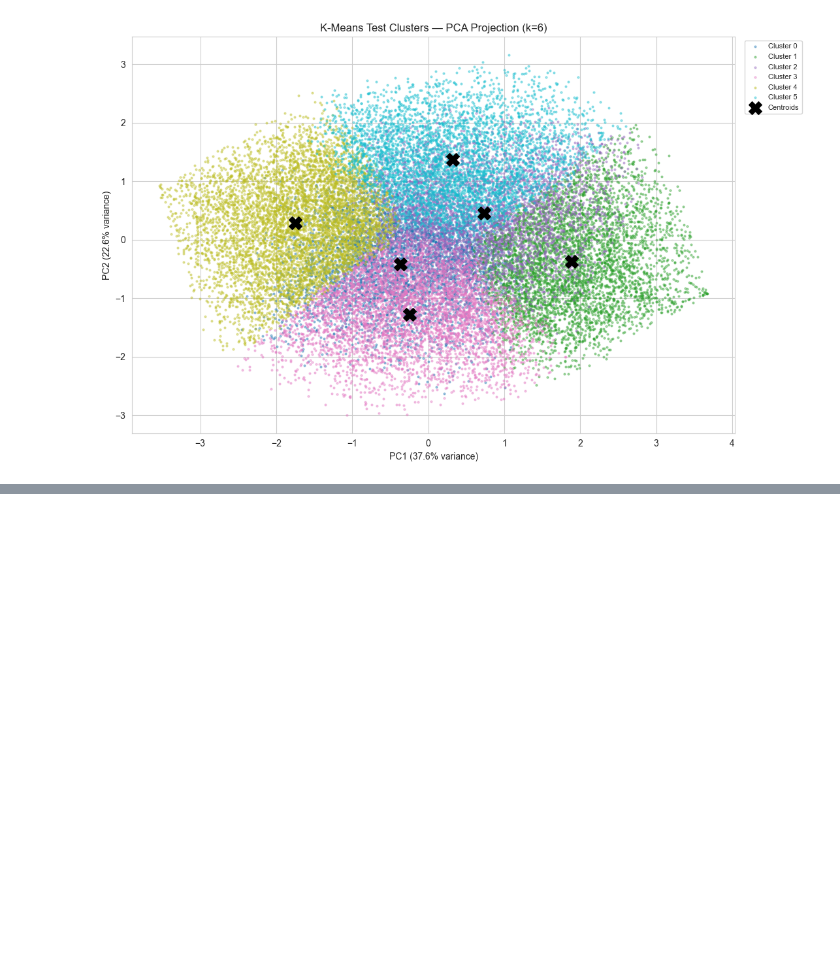
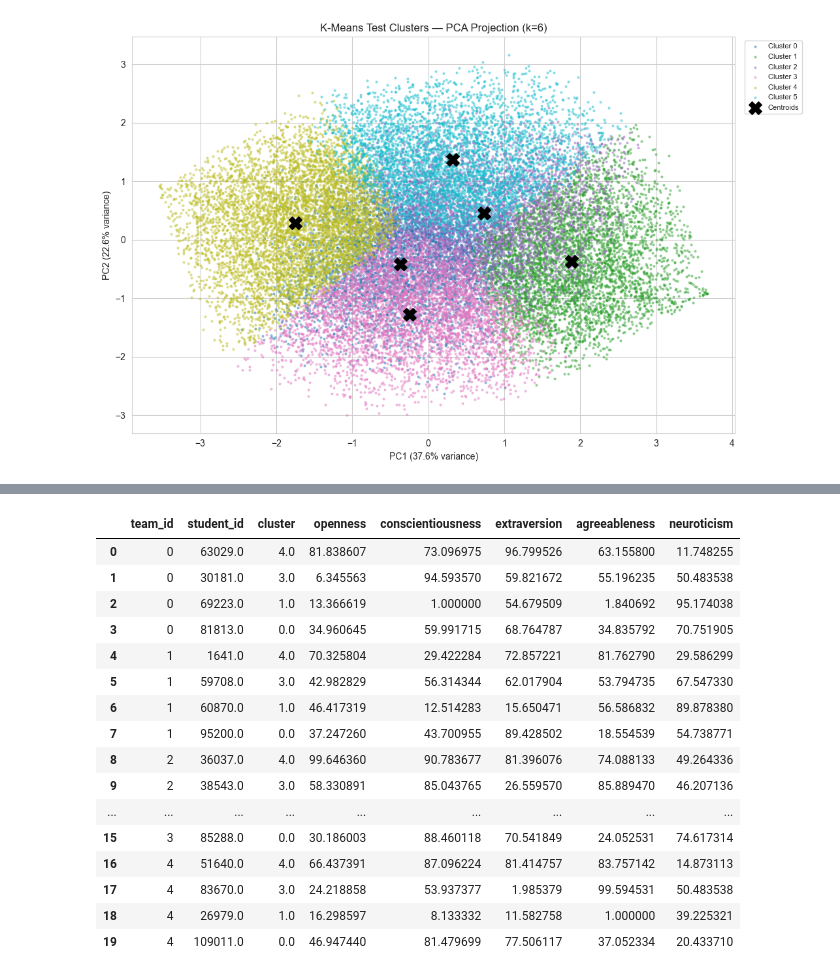
Before and after one commit to joyliu110/ECS-111-Final-Project, a Jupyter notebook: Training.ipynb, the cells around one changed output, grey strips where cells are left out. Cells and saved outputs as stored; diff of their text form; code cells hidden in the pictures; blank space fills up the shorter version.

```diff
--- a/Training.ipynb
+++ b/Training.ipynb
@@ -327,0 +344,10 @@ plt.show()
+# %%
+# Attach cluster labels to the original training data
+train_clusters = train_df.copy()
+train_clusters["cluster"] = km_labels
+
+# Add a student ID so we can track assignments
+train_clusters = train_clusters.reset_index(drop=True)
+train_clusters["student_id"] = train_clusters.index
+
+train_clusters.head()
@@ -327,0 +426,24 @@ plt.show()
+# %%
+# Check the first few teams
+
+cluster_teams[
+    ["team_id", "student_id", "cluster"] + ocean_cols
+    ].head(20)
+# %% [output]
+|  | team_id | student_id | cluster | openness | conscientiousness | extraversion | agreeableness | neuroticism |
+| 0 | 0 | 63029.0 | 4.0 | 81.838607 | 73.096975 | 96.799526 | 63.155800 | 11.748255 |
+| 1 | 0 | 30181.0 | 3.0 | 6.345563 | 94.593570 | 59.821672 | 55.196235 | 50.483538 |
+| 2 | 0 | 69223.0 | 1.0 | 13.366619 | 1.000000 | 54.679509 | 1.840692 | 95.174038 |
+| 3 | 0 | 81813.0 | 0.0 | 34.960645 | 59.991715 | 68.764787 | 34.835792 | 70.751905 |
+| 4 | 1 | 1641.0 | 4.0 | 70.325804 | 29.422284 | 72.857221 | 81.762790 | 29.586299 |
+| 5 | 1 | 59708.0 | 3.0 | 42.982829 | 56.314344 | 62.017904 | 53.794735 | 67.547330 |
+| 6 | 1 | 60870.0 | 1.0 | 46.417319 | 12.514283 | 15.650471 | 56.586832 | 89.878380 |
+| 7 | 1 | 95200.0 | 0.0 | 37.247260 | 43.700955 | 89.428502 | 18.554539 | 54.738771 |
+| 8 | 2 | 36037.0 | 4.0 | 99.646360 | 90.783677 | 81.396076 | 74.088133 | 49.264336 |
+| 9 | 2 | 38543.0 | 3.0 | 58.330891 | 85.043765 | 26.559570 | 85.889470 | 46.207136 |
+| ... | ... | ... | ... | ... | ... | ... | ... | ... |
+| 15 | 3 | 85288.0 | 0.0 | 30.186003 | 88.460118 | 70.541849 | 24.052531 | 74.617314 |
+| 16 | 4 | 51640.0 | 4.0 | 66.437391 | 87.096224 | 81.414757 | 83.757142 | 14.873113 |
+| 17 | 4 | 83670.0 | 3.0 | 24.218858 | 53.937377 | 1.985379 | 99.594531 | 50.483538 |
+| 18 | 4 | 26979.0 | 1.0 | 16.298597 | 8.133332 | 11.582758 | 1.000000 | 39.225321 |
+| 19 | 4 | 109011.0 | 0.0 | 46.947440 | 81.479699 | 77.506117 | 37.052334 | 20.433710 |
```
Also changed, not shown: parts of 8 cells of this notebook.
